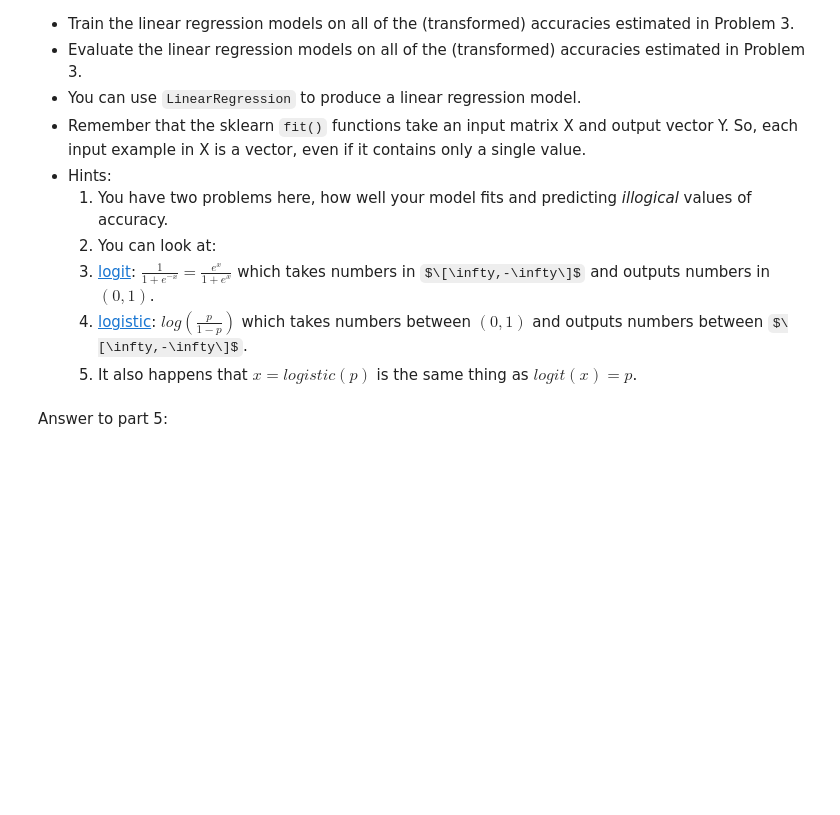
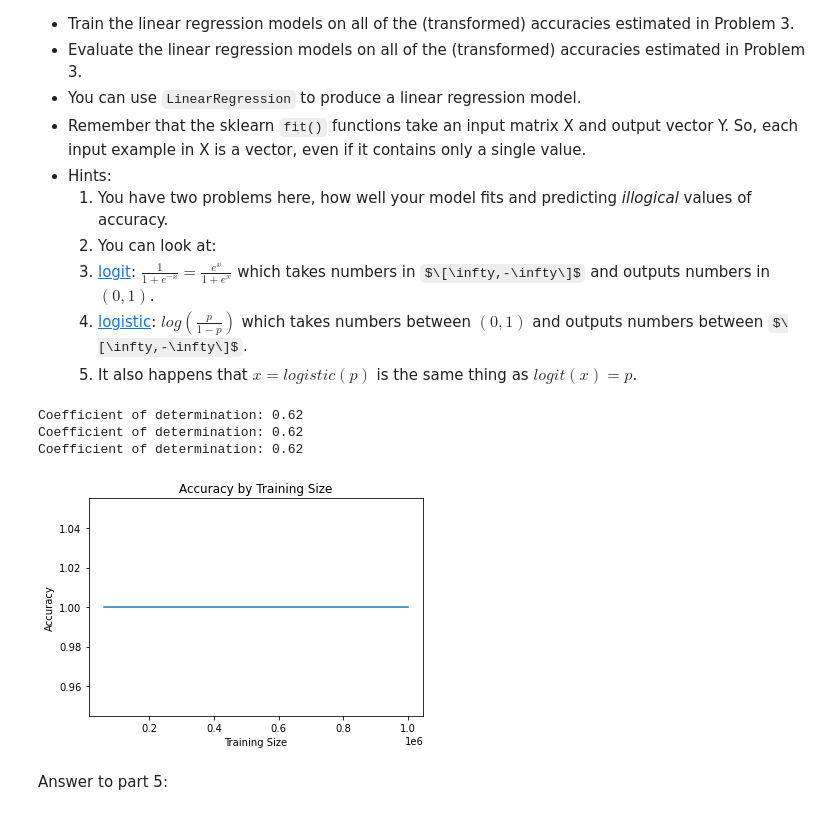
Before and after one commit to ssburgan/w207_coursework, a Jupyter notebook: Sybil_SantosBurgan_project1.ipynb, the cells around one changed output. Drawn from its saved outputs; the diff is of its cells as text; code cells hidden in the pictures; some formulas as TeX source; blank space fills up the shorter version.

```diff
--- a/Sybil_SantosBurgan_project1.ipynb
+++ b/Sybil_SantosBurgan_project1.ipynb
@@ -328,14 +302,71 @@ Notes:
     1. [logit](https://en.wikipedia.org/wiki/Logit): $\frac{1}{1 + e^{-x}} = \frac{e^x}{1+e^x}$ which takes numbers in $\[\infty,-\infty\]$ and outputs numbers in $(0, 1)$.
     1. [logistic](https://en.wikipedia.org/wiki/Logistic_function): $log(\frac{p}{1 - p})$ which takes numbers between $(0, 1)$ and outputs numbers between $\[\infty,-\infty\]$.
     1. It also happens that $x = logistic(p)$ is the same thing as $logit(x)=p$.
-# %%
-def Q4():
-
-### STUDENT START ###
-
-### STUDENT END ###
-
-Q4()
+# %%
+#Produce a linear regression model that predicts accuracy of a 1-Nearest Neighbor model given training set size.
+#Print  𝑅2  of the linear regression model.
+#Print the accuracies predicted for training set sizes 60000, 120000, and 1000000.
+#Plot on a lineplot graph:
+#the actual accuracies we obtained in the previous question
+#and the accuracies our model predicted we would have gotten.
+#The X axis is the training set size.
+#You can limit the range of X and Y to the range where you have data for both plots. Meaning, in the this question, we want to visualize how good the prediction is.
+#What are two things that are wrong with our model?
+#Apply a transformation to the predictor features and a transformation to the outcome that make the predictions fix these issues.
+#Show  𝑅2  of the improved linear regression model.
+#Print the accuracies predicted for training set sizes 60000, 120000, and 1000000.
+#Plot a lineplot graph of both again as before.
+#Be sure to plot this where the Y axis is accuracy and X axis is training set size, not the transformed space!
+#Choose the range of X and Y to visualize effectively.
+from sklearn.metrics import mean_squared_error, r2_score
+def Q4(train_sizes, accuracies, r2s):
+
+### STUDENT START ###
+    for train_size in train_sizes:
+        train_data_subset = train_data[:train_size]
+        train_labels_subset = train_labels[:train_size]
+
+        # Create linear regression object
+        lr = LinearRegression()
+
+        # Train the model using the training sets
+        lr.fit(train_data_subset, train_labels_subset)
+
+        #Evaluate on the dev set.
+        pred = lr.predict(dev_data)
+
+        #print("Acc: \n",acc)
+
+        #score returns the coefficient of determination R^2 of the prediction.
+        acc = lr.score(dev_data, pred)
+        r2 = r2_score(dev_labels, pred)
+        accuracies.append(acc)
+        r2s.append(r2)
+
+        # The coefficient of determination: 1 is perfect prediction
+        print("Coefficient of determination: %.2f" % r2)
+
+    plt.figure() # creates a figure
+    plt.plot(train_sizes, accuracies)
+    plt.title('Accuracy by Training Size')
+
+    plt.xlabel('Training Size')
+    plt.ylabel('Accuracy')
+
+    plt.show()
+### STUDENT END ###
+
+train_sizes = [60000, 120000, 1000000]
+
+accuracies = []
+r2s = []
+
+Q4(train_sizes, accuracies, r2s)
+# %% [output]
+Coefficient of determination: 0.62
+Coefficient of determination: 0.62
+Coefficient of determination: 0.62
+[figure, added]
 # %% [markdown]
 Answer to part 5:
 # %% [markdown]
```
Also changed, not shown: parts of 8 cells of this notebook.
